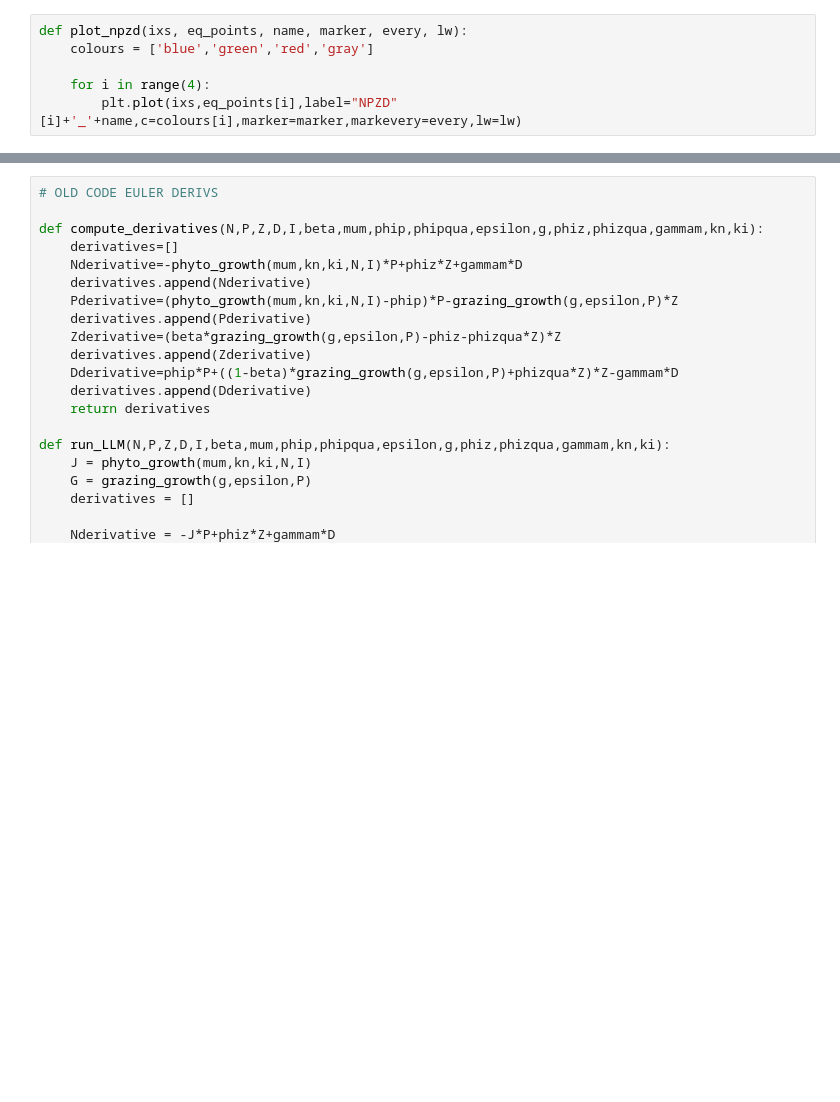
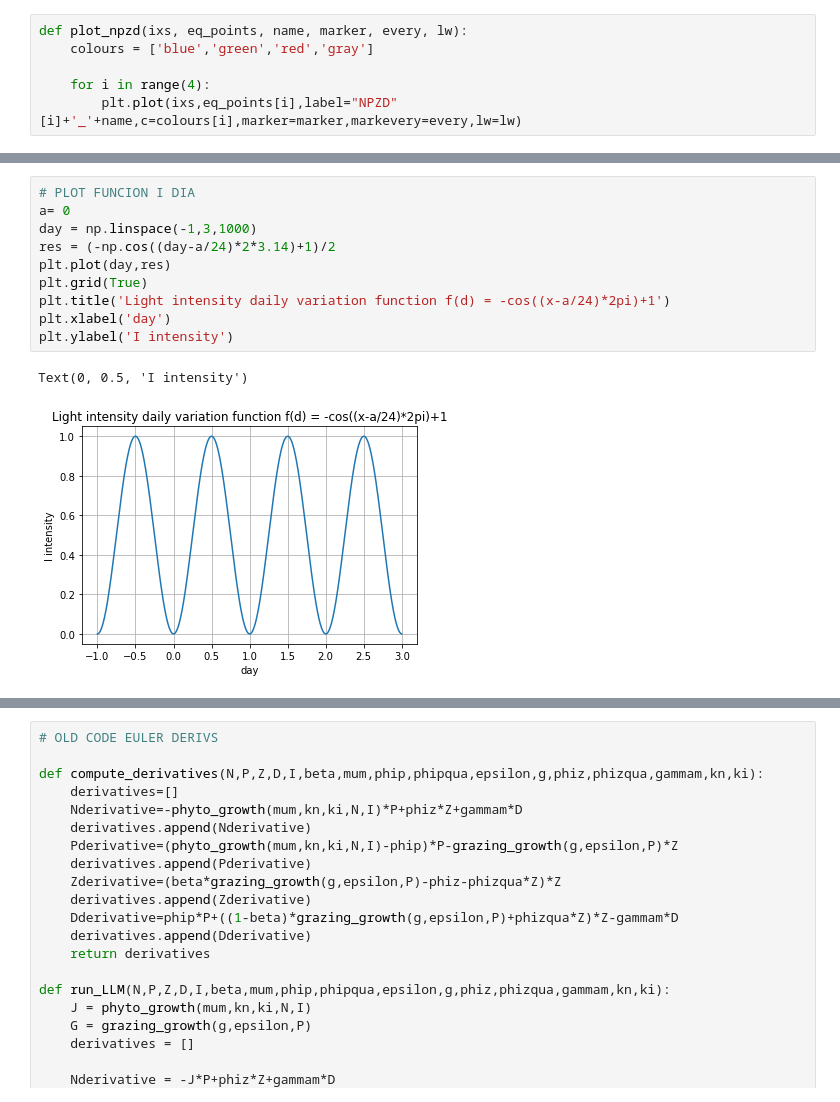
Before and after one commit to jaumecolomhernandez/mmb, a Jupyter notebook: Population models project NZPD-jaume.ipynb, the cells around one changed output, grey strips where cells are left out. Saved outputs shown, nothing was run; the diff lists cells and outputs as text; blank space fills up the shorter version.

```diff
--- a/Population models project NZPD-jaume.ipynb
+++ b/Population models project NZPD-jaume.ipynb
@@ -151,0 +178,13 @@ val = log
+# %%
+# PLOT FUNCION I DIA
+a= 0
+day = np.linspace(-1,3,1000)
+res = (-np.cos((day-a/24)*2*3.14)+1)/2
+plt.plot(day,res)
+plt.grid(True)
+plt.title('Light intensity daily variation function f(d) = -cos((x-a/24)*2pi)+1')
+plt.xlabel('day')
+plt.ylabel('I intensity')
+# %% [output]
+Text(0, 0.5, 'I intensity')
+[figure, added]
```
Also changed, not shown: parts of 19 cells of this notebook.
